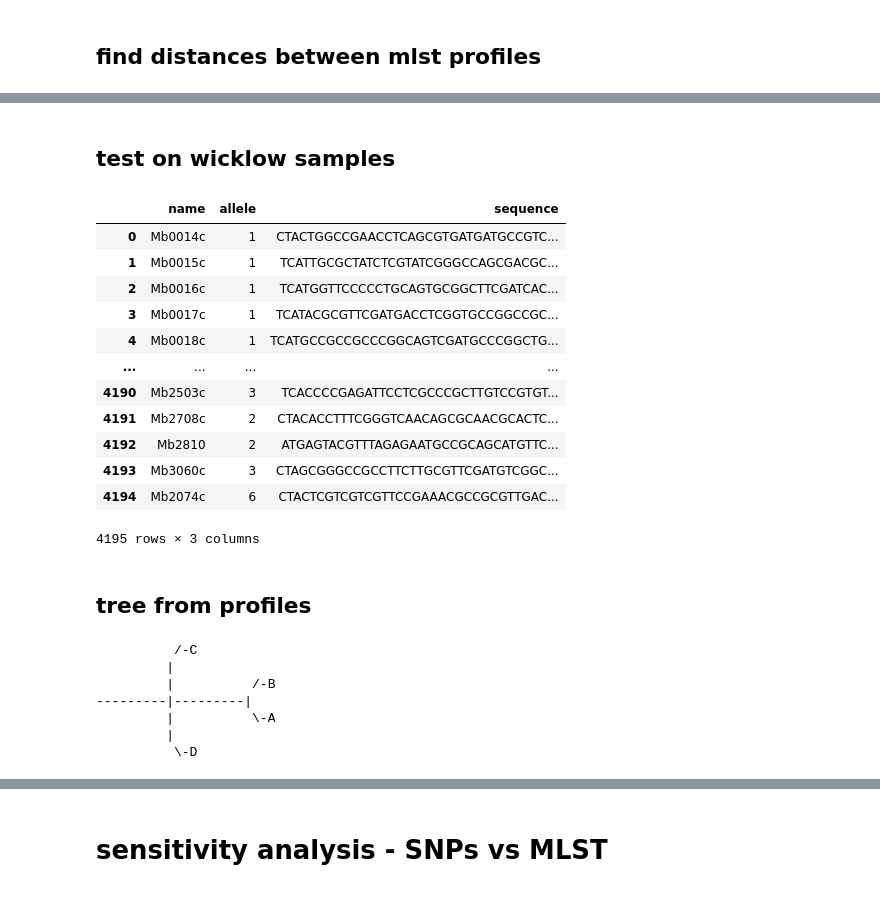
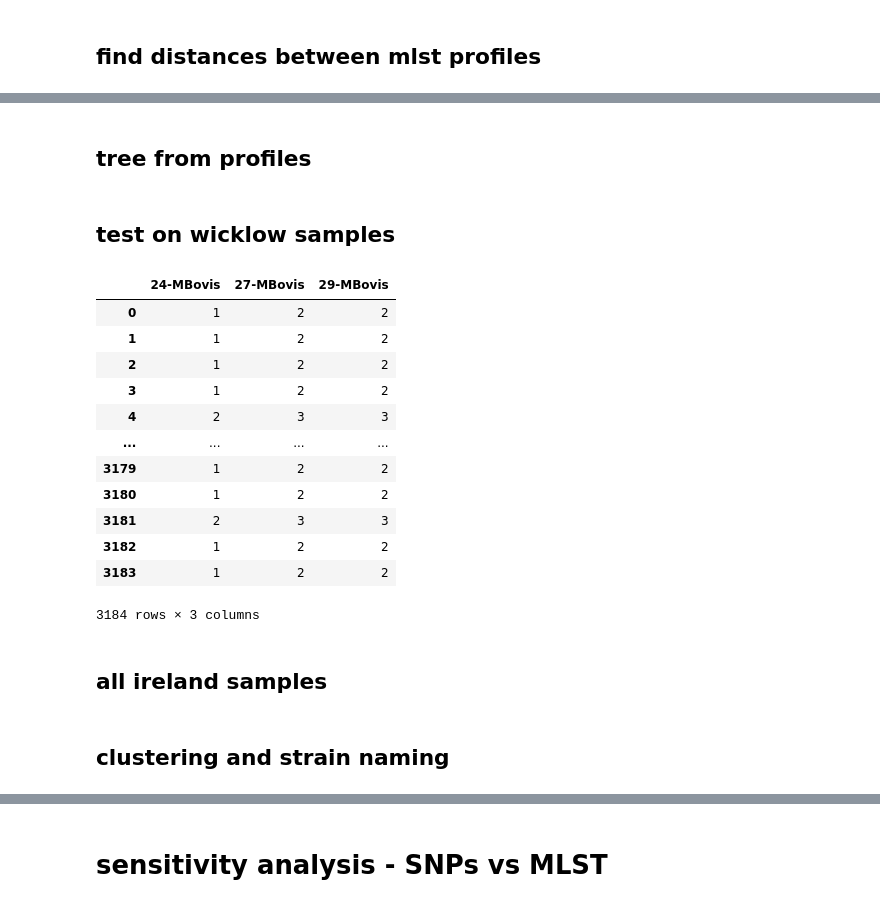
Before and after one commit to dmnfarrell/snipgenie, a Jupyter notebook: notebooks/wgmlst.ipynb, the cells around one changed output, grey strips where cells are left out. Drawn from its saved outputs; the diff is of its cells as text; code cells hidden in the pictures.

```diff
--- a/notebooks/wgmlst.ipynb
+++ b/notebooks/wgmlst.ipynb
@@ -124,6 +105,12 @@ res = wgmlst.get_nucleotide_sequences(annotfile,outfile,idkey='protein_id')
 # %% [markdown]
 ## test typing
 # %%
+reload(wgmlst)
+assembly='/storage/btbgenie/mlst_assembly_test/1034.fa'
+
+cmd = 'ragtag.py scaffold {r} {q}'.format(r=app.mbovis_genome,q=assembly)
+#print (cmd)
+#testfile='/storage/btbgenie/ragtag_output/ragtag.scaffold.fasta'
 prof,new = wgmlst.find_alleles(outfile)
-wgmlst.update_mlst_db(new)
+#wgmlst.update_mlst_db(new)
 print (len(prof))
@@ -190,23 +143,0 @@ sns.clustermap(d,figsize=(5,5))
-# %% [markdown]
-## test on wicklow samples
-# %%
-pd.read_csv(wgmlst.mbovis_db)
-# %% [output]
-|  | name | allele | sequence |
-| 0 | Mb0014c | 1 | CTACTGGCCGAACCTCAGCGTGATGATGCCGTC... |
-| 1 | Mb0015c | 1 | TCATTGCGCTATCTCGTATCGGGCCAGCGACGC... |
-| 2 | Mb0016c | 1 | TCATGGTTCCCCCTGCAGTGCGGCTTCGATCAC... |
-| 3 | Mb0017c | 1 | TCATACGCGTTCGATGACCTCGGTGCCGGCCGC... |
-| 4 | Mb0018c | 1 | TCATGCCGCCGCCCGGCAGTCGATGCCCGGCTG... |
-| ... | ... | ... | ... |
-| 4190 | Mb2503c | 3 | TCACCCCGAGATTCCTCGCCCGCTTGTCCGTGT... |
-| 4191 | Mb2708c | 2 | CTACACCTTTCGGGTCAACAGCGCAACGCACTC... |
-| 4192 | Mb2810 | 2 | ATGAGTACGTTTAGAGAATGCCGCAGCATGTTC... |
-| 4193 | Mb3060c | 3 | CTAGCGGGCCGCCTTCTTGCGTTCGATGTCGGC... |
-| 4194 | Mb2074c | 6 | CTACTCGTCGTCGTTCCGAAACGCCGCGTTGAC... |
-4195 rows × 3 columns
-# %%
-reload(wgmlst)
-reload(tools)
-omit=['182-MBovis','19-4281','19-2438']
-profs = wgmlst.run_samples(vcf_file, '/storage/btbgenie/mlst_consensus_test/', threads=12, omit=omit)
@@ -255,11 +183,5 @@ tre = toytree.tree(tree.format("newick"))
 # %%
 tree = wgmlst.tree_from_distmatrix(df)
 print(tree.ascii_art())
-# %% [output]
-          /-C
-         |
-         |          /-B
----------|---------|
-         |          \-A
-         |
-          \-D
+# %% [markdown]
+## test on wicklow samples
@@ -265,0 +190,7 @@ print(tree.ascii_art())
+# %%
+reload(wgmlst)
+reload(tools)
+samples = pd.read_csv('/storage/btbgenie/wicklow_results/samples.csv')
+#subset=list(samples.sample(8)['sample'])
+subset = ['29-MBovis','24-MBovis','27-MBovis'] #'47-MBovis'
+profs = wgmlst.run_samples(samples, '/storage/btbgenie/mlst_assembly_test/', threads=12, names=subset)
@@ -265,0 +203,16 @@ print(tree.ascii_art())
+# %%
+profs.T
+# %% [output]
+|  | 24-MBovis | 27-MBovis | 29-MBovis |
+| 0 | 1 | 2 | 2 |
+| 1 | 1 | 2 | 2 |
+| 2 | 1 | 2 | 2 |
+| 3 | 1 | 2 | 2 |
+| 4 | 2 | 3 | 3 |
+| ... | ... | ... | ... |
+| 3179 | 1 | 2 | 2 |
+| 3180 | 1 | 2 | 2 |
+| 3181 | 2 | 3 | 3 |
+| 3182 | 1 | 2 | 2 |
+| 3183 | 1 | 2 | 2 |
+3184 rows × 3 columns
@@ -265,0 +224,2 @@ print(tree.ascii_art())
+# %% [markdown]
+## all ireland samples
@@ -266 +233,3 @@ print(tree.ascii_art())
+# %% [markdown]
+## clustering and strain naming
 # %%
```
Also changed, not shown: parts of 33 cells of this notebook, 14 other files.
